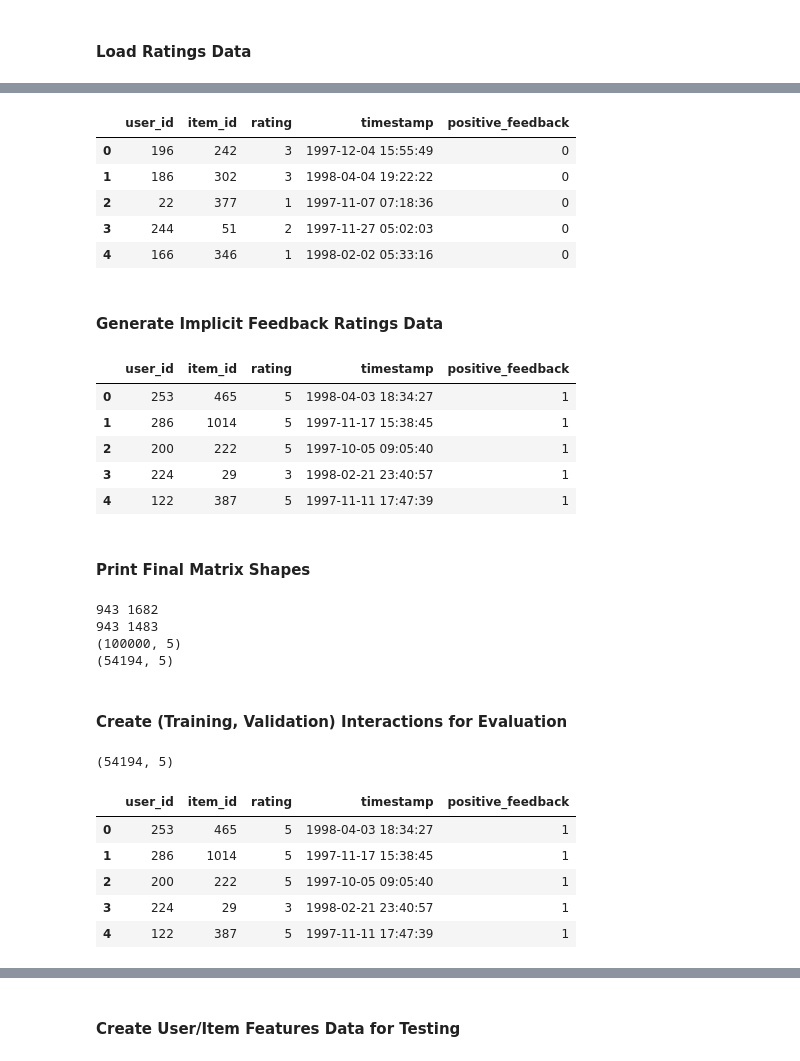
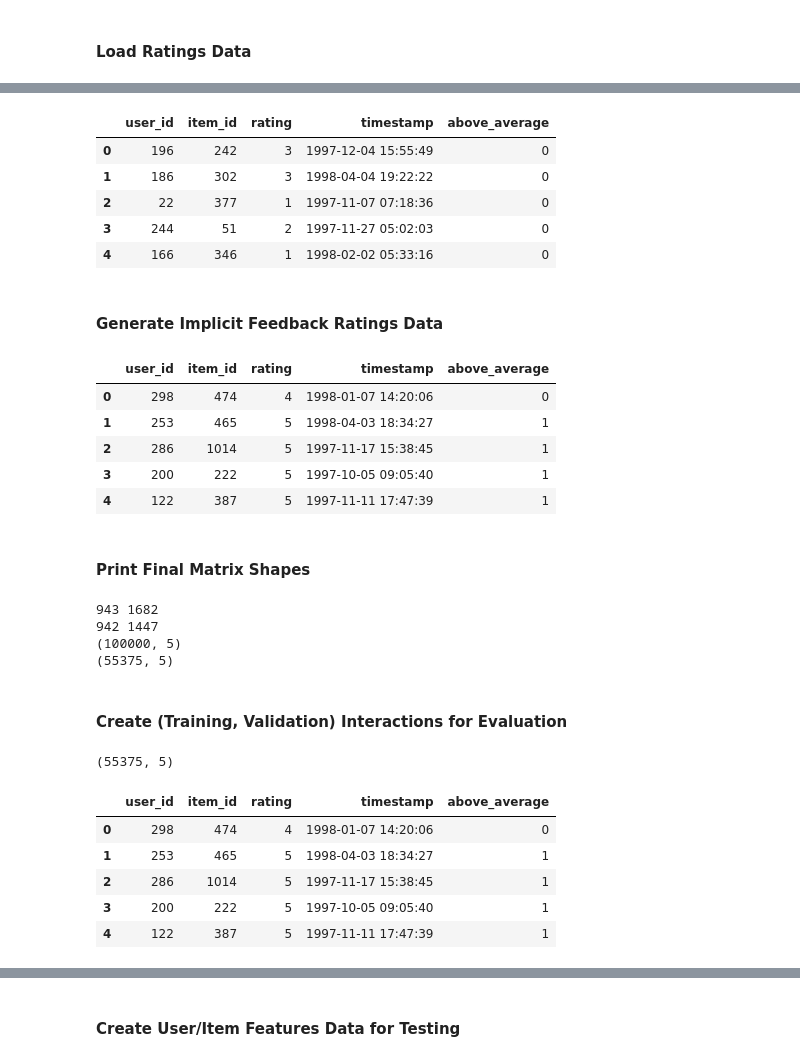
Before and after one commit to etlundquist/rankfm, a Jupyter notebook: notebooks/movielens-testing.ipynb, the cells around one changed output, grey strips where cells are left out. Cells and saved outputs as stored; diff of their text form; code cells hidden in the pictures.

```diff
--- a/notebooks/movielens-example.ipynb
+++ b/notebooks/movielens-testing.ipynb
@@ -48,7 +48,7 @@ The autoreload extension is already loaded. To reload it, use:
 # %% [markdown]
 #### Set File Path Constants
 # %%
-REPO_ROOT = os.path.split(srcdir)[0]
+REPO_ROOT = os.path.split(git_root)[0]
 DATA_ROOT = os.path.join(REPO_ROOT, "data/ml-100k")
 print("\n".join([REPO_ROOT, DATA_ROOT]))
 # %% [output]
@@ -125,7 +125,7 @@ dtype: float64
 # %%
 ratings_explicit = pd.read_csv(os.path.join(DATA_ROOT, "ratings.csv"))
 ratings_explicit['timestamp'] = pd.to_datetime(ratings_explicit['unix_timestamp'], origin='unix', unit='s')
-ratings_explicit['positive_feedback'] = ratings_explicit.groupby('user_id')['rating'].transform(lambda c: np.where(c > c.mean(), 1, 0))
+ratings_explicit['above_average'] = ratings_explicit.groupby('user_id')['rating'].transform(lambda c: np.where(c > c.mean(), 1, 0))
 ratings_explicit = ratings_explicit.drop('unix_timestamp', axis=1)
 ratings_explicit.mean()
 # %% [output]
@@ -137,7 +137,7 @@ dtype: float64
 # %%
 ratings_explicit.head()
 # %% [output]
-|  | user_id | item_id | rating | timestamp | positive_feedback |
+|  | user_id | item_id | rating | timestamp | above_average |
 | 0 | 196 | 242 | 3 | 1997-12-04 15:55:49 | 0 |
 | 1 | 186 | 302 | 3 | 1998-04-04 19:22:22 | 0 |
 | 2 | 22 | 377 | 1 | 1997-11-07 07:18:36 | 0 |
@@ -146,14 +146,14 @@ ratings_explicit.head()
 # %% [markdown]
 #### Generate Implicit Feedback Ratings Data
 # %%
-ratings_implicit = ratings_explicit[ratings_explicit.positive_feedback == 1].reset_index(drop=True)
+ratings_implicit = ratings_explicit[ratings_explicit.rating >= 4].reset_index(drop=True)
 ratings_implicit.head()
 # %% [output]
-|  | user_id | item_id | rating | timestamp | positive_feedback |
-| 0 | 253 | 465 | 5 | 1998-04-03 18:34:27 | 1 |
-| 1 | 286 | 1014 | 5 | 1997-11-17 15:38:45 | 1 |
-| 2 | 200 | 222 | 5 | 1997-10-05 09:05:40 | 1 |
-| 3 | 224 | 29 | 3 | 1998-02-21 23:40:57 | 1 |
+|  | user_id | item_id | rating | timestamp | above_average |
+| 0 | 298 | 474 | 4 | 1998-01-07 14:20:06 | 0 |
+| 1 | 253 | 465 | 5 | 1998-04-03 18:34:27 | 1 |
+| 2 | 286 | 1014 | 5 | 1997-11-17 15:38:45 | 1 |
+| 3 | 200 | 222 | 5 | 1997-10-05 09:05:40 | 1 |
 | 4 | 122 | 387 | 5 | 1997-11-11 17:47:39 | 1 |
 # %% [markdown]
 #### Print Final Matrix Shapes
@@ -165,21 +165,21 @@ print(ratings_explicit.shape)
 print(ratings_implicit.shape)
 # %% [output]
 943 1682
-943 1483
+942 1447
 (100000, 5)
-(54194, 5)
+(55375, 5)
 # %% [markdown]
 #### Create (Training, Validation) Interactions for Evaluation
 # %%
 print(ratings_implicit.shape)
 ratings_implicit.head()
 # %% [output]
-(54194, 5)
+(55375, 5)
-|  | user_id | item_id | rating | timestamp | positive_feedback |
-| 0 | 253 | 465 | 5 | 1998-04-03 18:34:27 | 1 |
-| 1 | 286 | 1014 | 5 | 1997-11-17 15:38:45 | 1 |
-| 2 | 200 | 222 | 5 | 1997-10-05 09:05:40 | 1 |
-| 3 | 224 | 29 | 3 | 1998-02-21 23:40:57 | 1 |
+|  | user_id | item_id | rating | timestamp | above_average |
+| 0 | 298 | 474 | 4 | 1998-01-07 14:20:06 | 0 |
+| 1 | 253 | 465 | 5 | 1998-04-03 18:34:27 | 1 |
+| 2 | 286 | 1014 | 5 | 1997-11-17 15:38:45 | 1 |
+| 3 | 200 | 222 | 5 | 1997-10-05 09:05:40 | 1 |
 | 4 | 122 | 387 | 5 | 1997-11-11 17:47:39 | 1 |
 # %%
 # ratings_implicit['user_id'] = ratings_implicit['user_id'].astype('str')
```
Also changed, not shown: parts of 44 cells of this notebook, 1 other file.
